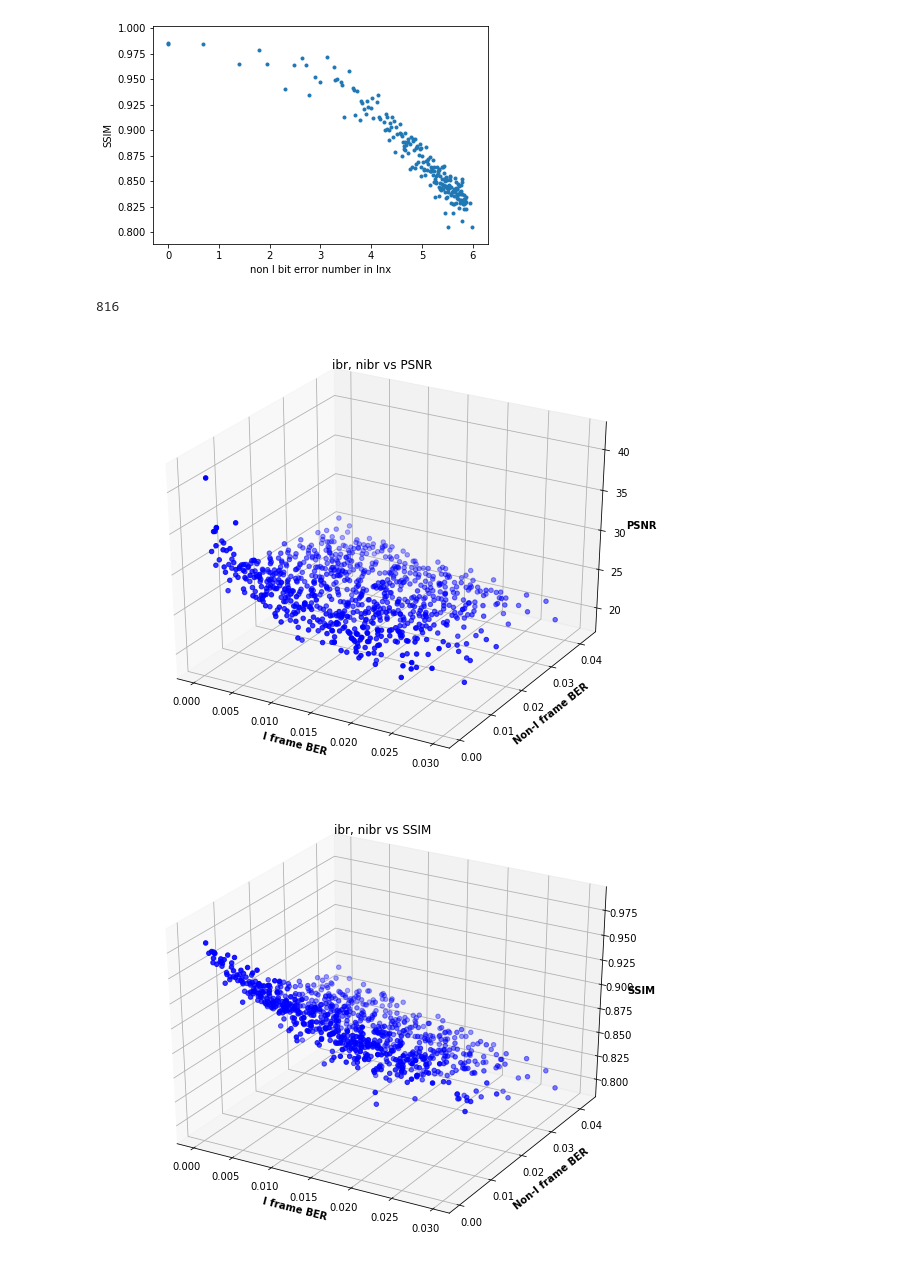
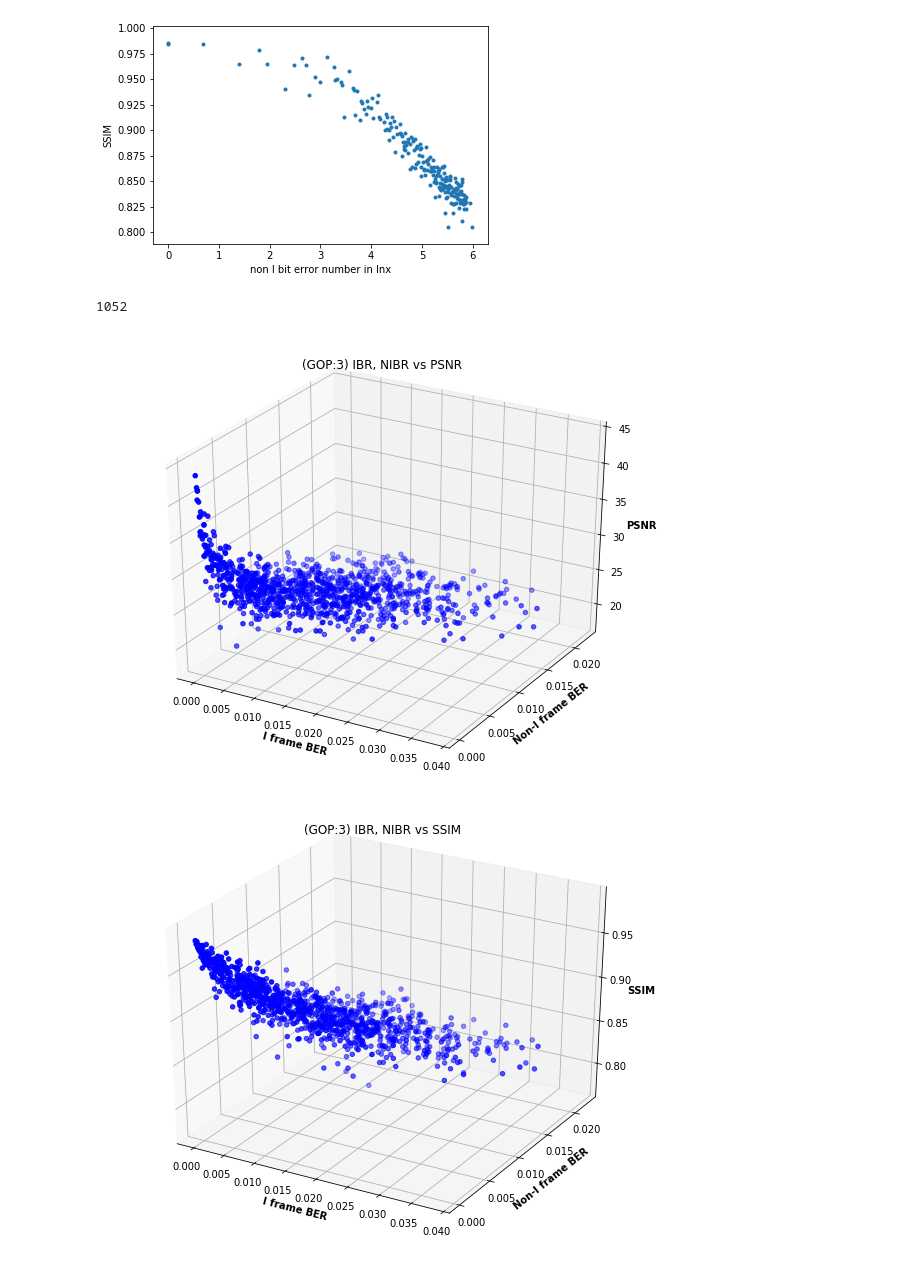
Before and after one commit to incandescentxxc/bitMatters, a Jupyter notebook: regression.ipynb, the cells around one changed output. Saved outputs shown, nothing was run; the diff lists cells and outputs as text; code cells hidden in the pictures.

```diff
--- a/regression.ipynb
+++ b/regression.ipynb
@@ -223,7 +223,7 @@ import math
 
 # data prepartions for first round of experiment
 # multi variable processing
-stat = pd.read_csv("ff_records_final_gop30.csv")
+stat = pd.read_csv("ff_records_final_gop100.csv")
 stat.columns = ['ibr','nibr','ibn','nibn','psnr','ssim']
 stat_arr = np.array(stat)
 stat_trim = stat_arr
@@ -263,40 +263,40 @@ psnr_log = [math.log(y) for y in psnr]
 # # print(BR[0])
 # plt.scatter(nibn_log, psnr_nibn_trim, label = label_title, marker=".")
 # plt.xlabel("non I frame bit error rate lnx")
 # plt.ylabel("PSNR")
 # plt.show()
 # # plt.savefig("./charts/IberPSNR.png",format="png")
 # plt.scatter(nibn_log, ssim_nibn_trim, marker='.')
 # plt.xlabel("non I frame bit error rate lnx")
 # plt.ylabel("SSIM")
 # plt.show()
 
 # creating figure
 fig = plt.figure(figsize=(10, 8))
 ax = plt.axes(projection="3d")
 # creating plot
 ax.scatter3D(ibr, nibr, psnr, color = "blue")
-plt.title("ibr, nibr vs PSNR")
+plt.title("(GOP:3) IBR, NIBR vs PSNR")
 ax.set_xlabel("I frame BER", fontweight="bold")
 ax.set_ylabel("Non-I frame BER", fontweight="bold")
 ax.set_zlabel("PSNR", fontweight="bold")
-plt.savefig("./charts/gop30_psnr.png", format="png")
+# plt.savefig("./charts/gop3_psnr.png", format="png")
 plt.show()
 
 # creating figure
 fig = plt.figure(figsize=(10, 8))
 ax = plt.axes(projection="3d")
 ax.scatter3D(ibr, nibr, ssim, color = "blue")
-plt.title("ibr, nibr vs SSIM")
+plt.title("(GOP:3) IBR, NIBR vs SSIM")
 ax.set_xlabel("I frame BER", fontweight="bold")
 ax.set_ylabel("Non-I frame BER", fontweight="bold")
 ax.set_zlabel("SSIM", fontweight="bold")
-plt.savefig("./charts/gop30_ssim.png", format="png")
+# plt.savefig("./charts/gop3_ssim.png", format="png")
 plt.show()
 # %% [output]
-816
+1052
-[figure, old version]
+[figure, new version]
-[figure, old version]
+[figure, new version]
 # %%
 # multi-variant Linear regression
 # TODO a 3-d visualization
```
Also changed, not shown: parts of 1 cell of this notebook, 2 other files.
